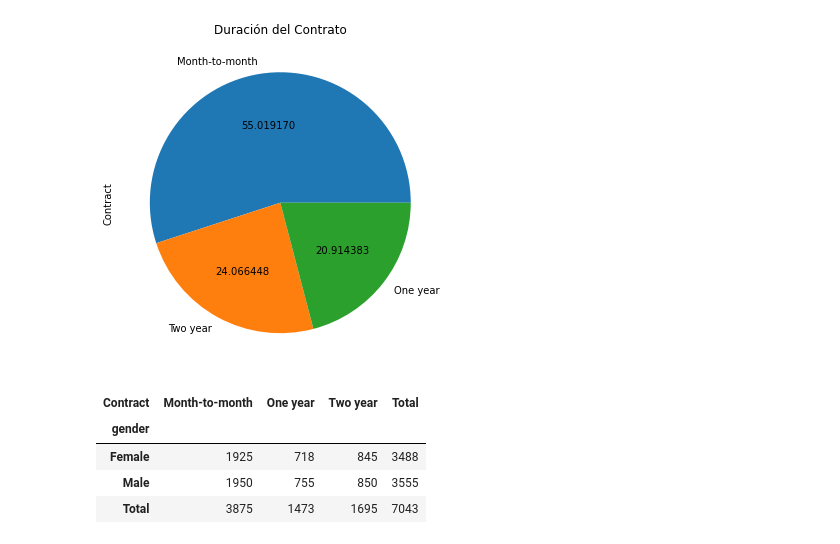
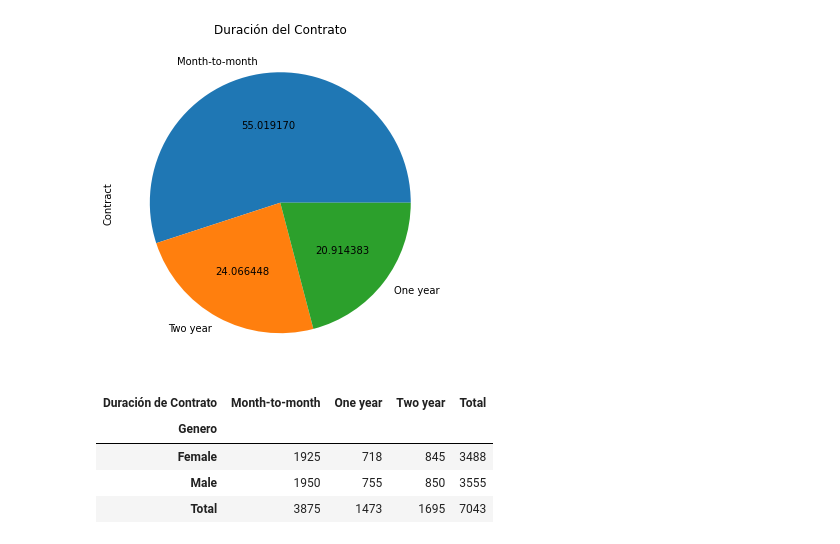
Before and after one commit to MilcaAreliS/proyecto_portafolio, a Jupyter notebook: Notebooks/analisis_inicial.ipynb, the cells around one changed output. Saved outputs shown, nothing was run; the diff lists cells and outputs as text; code cells hidden in the pictures.

```diff
--- a/Notebooks/analisis_inicial.ipynb
+++ b/Notebooks/analisis_inicial.ipynb
@@ -155,10 +155,12 @@ plot = clientes_telecomunicaciones['Contract'].value_counts().plot(kind='pie', a
 #duración del contrato según el genero
 # %%
 pd.crosstab(index= clientes_telecomunicaciones['gender'],
-                                    columns= clientes_telecomunicaciones['Contract'], margins= True, margins_name= 'Total')
+                                    columns= clientes_telecomunicaciones['Contract'],
+                                    rownames=['Genero'], colnames= ['Duración de Contrato'],
+                                    margins= True, margins_name= 'Total')
 # %% [output]
-| Contract | Month-to-month | One year | Two year | Total |
-| gender |  |  |  |  |
+| Duración de Contrato | Month-to-month | One year | Two year | Total |
+| Genero |  |  |  |  |
 | Female | 1925 | 718 | 845 | 3488 |
 | Male | 1950 | 755 | 850 | 3555 |
 | Total | 3875 | 1473 | 1695 | 7043 |
```
